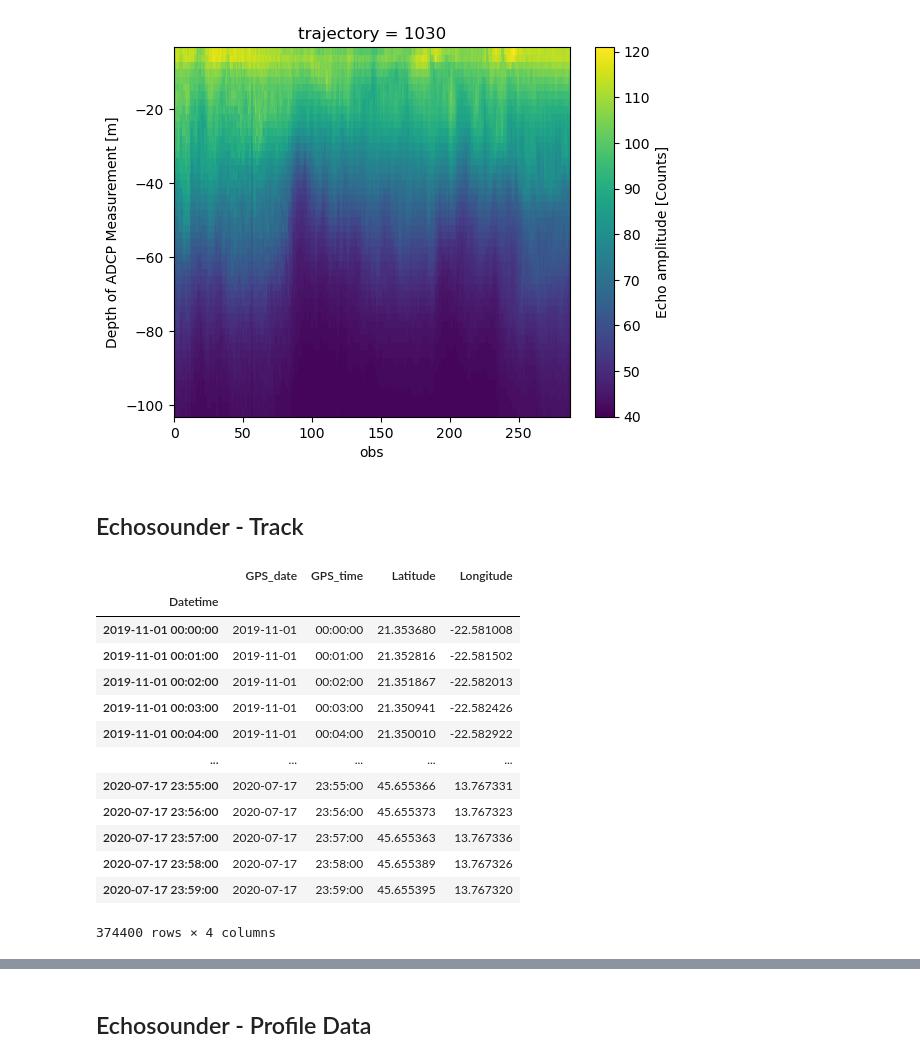
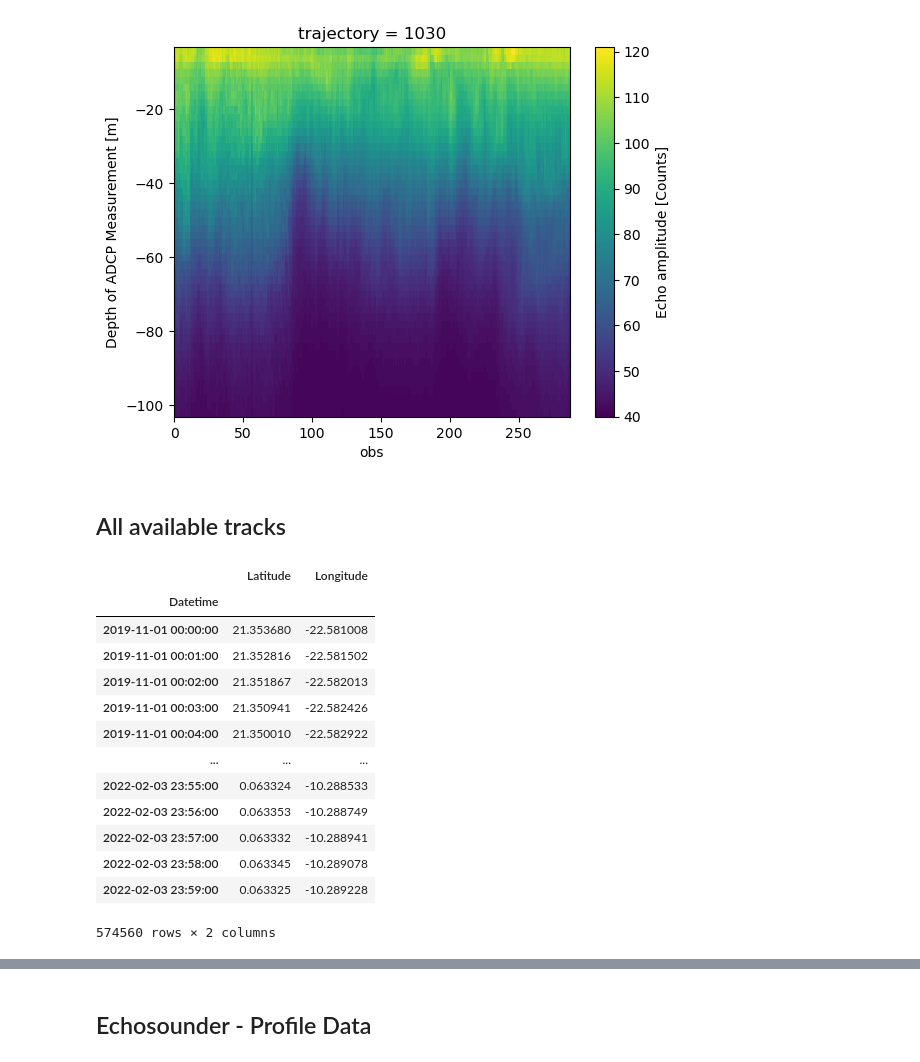
Before and after one commit to mardatade/2024_mardata_OSCM_challenge_2_firstlook, a Jupyter notebook: notebooks/firstlook/2024-02-19_saildrone_firstlook.ipynb, the cells around one changed output, grey strips where cells are left out. Cells and saved outputs as stored; diff of their text form; code cells hidden in the pictures.

```diff
--- a/notebooks/firstlook/2024-02-19_saildrone_firstlook.ipynb
+++ b/notebooks/firstlook/2024-02-19_saildrone_firstlook.ipynb
@@ -30,5 +32,3 @@ ds.assign_coords(z=-ds.cell_depth).echo_intensity.isel(trajectory=0, beam=0).T.p
 # %% [output]
 <matplotlib.collections.QuadMesh at 0x...>
 [figure]
-# %% [markdown]
-## Echosounder - Track
@@ -37,22 +35,2 @@ import pandas as pd
-# %%
-df = pd.read_csv(
-    "~/shared_data/incoming_bfiedler/biomass_hydroacoustics/SailDrone_SD1053_MOSES_2019/echosounder/saildrone-gen_5-atlantic_to_med_2019_to_2020-sd1053-gps-1_minutes-v1.1603752016835.csv",
-)
-df["Datetime"] = pd.to_datetime(list(map(lambda dt: f"{dt[0]}T{dt[1]}", zip(df.GPS_date, df.GPS_time))))
-df = df.set_index("Datetime")
-df
-# %% [output]
-|  | GPS_date | GPS_time | Latitude | Longitude |
-| Datetime |  |  |  |  |
-| 2019-11-01 00:00:00 | 2019-11-01 | 00:00:00 | 21.353680 | -22.581008 |
-| 2019-11-01 00:01:00 | 2019-11-01 | 00:01:00 | 21.352816 | -22.581502 |
-| 2019-11-01 00:02:00 | 2019-11-01 | 00:02:00 | 21.351867 | -22.582013 |
-| 2019-11-01 00:03:00 | 2019-11-01 | 00:03:00 | 21.350941 | -22.582426 |
-| 2019-11-01 00:04:00 | 2019-11-01 | 00:04:00 | 21.350010 | -22.582922 |
-| ... | ... | ... | ... | ... |
-| 2020-07-17 23:55:00 | 2020-07-17 | 23:55:00 | 45.655366 | 13.767331 |
-| 2020-07-17 23:56:00 | 2020-07-17 | 23:56:00 | 45.655373 | 13.767323 |
-| 2020-07-17 23:57:00 | 2020-07-17 | 23:57:00 | 45.655363 | 13.767336 |
-| 2020-07-17 23:58:00 | 2020-07-17 | 23:58:00 | 45.655389 | 13.767326 |
-| 2020-07-17 23:59:00 | 2020-07-17 | 23:59:00 | 45.655395 | 13.767320 |
-374400 rows × 4 columns
+# %% [markdown]
+## All available tracks
@@ -59,3 +42,24 @@ df
+# %%
+df = pd.concat([pd.read_csv(_f) for _f in track_csvs])
+df["Datetime"] = pd.to_datetime(list(map(lambda dt: f"{dt[0]}T{dt[1]}", zip(df.GPS_date, df.GPS_time))))
+df = df.set_index("Datetime")
+df = df[["Latitude", "Longitude"]]
+df
+# %% [output]
+|  | Latitude | Longitude |
+| Datetime |  |  |
+| 2019-11-01 00:00:00 | 21.353680 | -22.581008 |
+| 2019-11-01 00:01:00 | 21.352816 | -22.581502 |
+| 2019-11-01 00:02:00 | 21.351867 | -22.582013 |
+| 2019-11-01 00:03:00 | 21.350941 | -22.582426 |
+| 2019-11-01 00:04:00 | 21.350010 | -22.582922 |
+| ... | ... | ... |
+| 2022-02-03 23:55:00 | 0.063324 | -10.288533 |
+| 2022-02-03 23:56:00 | 0.063353 | -10.288749 |
+| 2022-02-03 23:57:00 | 0.063332 | -10.288941 |
+| 2022-02-03 23:58:00 | 0.063345 | -10.289078 |
+| 2022-02-03 23:59:00 | 0.063325 | -10.289228 |
+574560 rows × 2 columns
 # %%
 import cartopy
 from matplotlib import pyplot as plt
```
Also changed, not shown: parts of 6 cells of this notebook.
